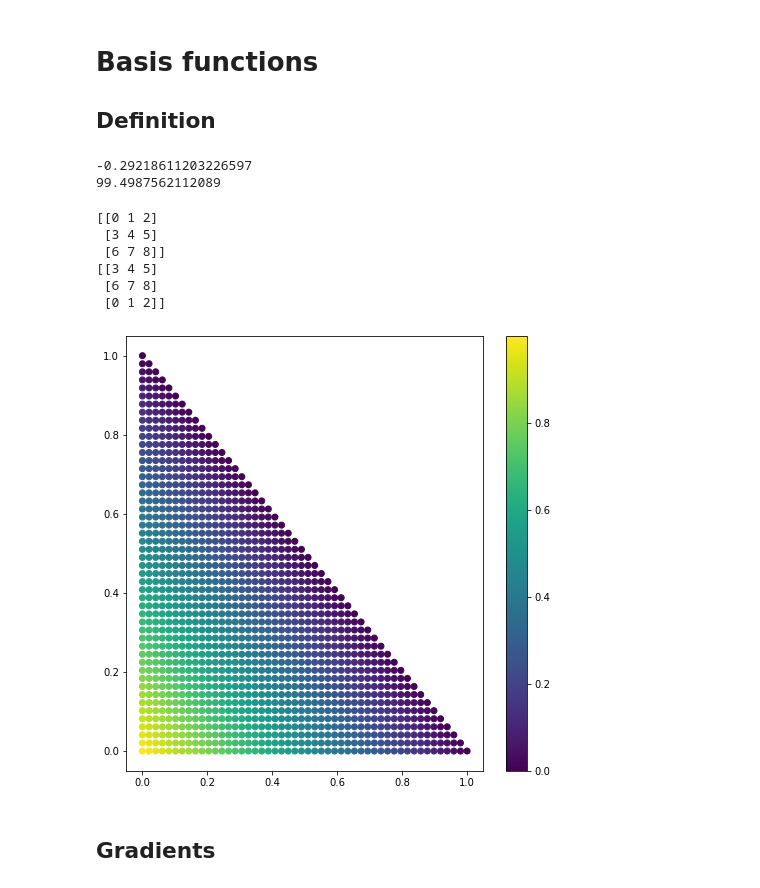
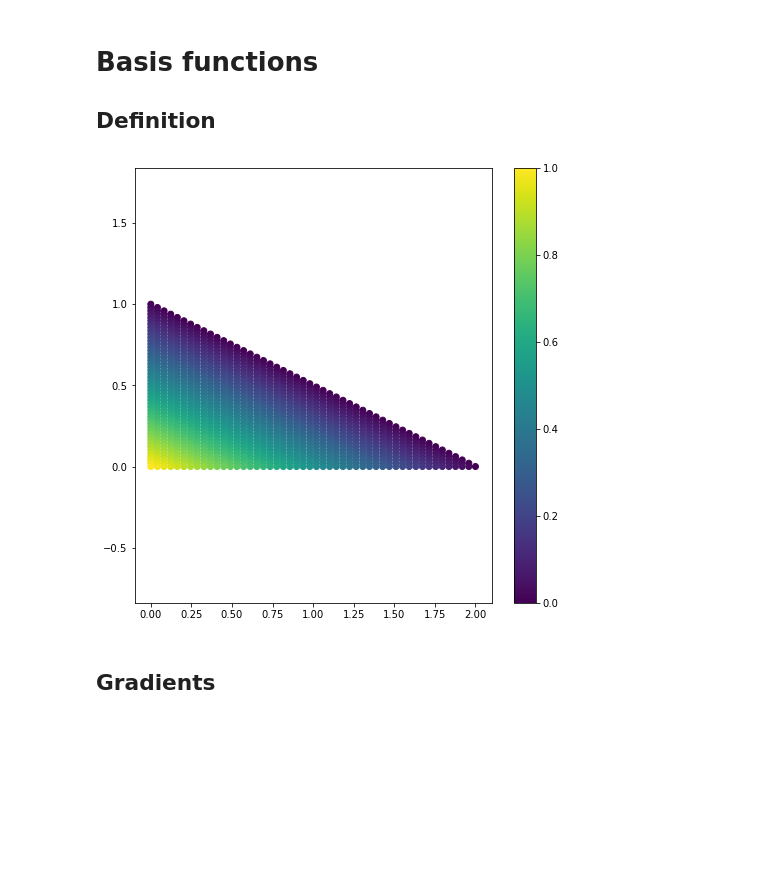
Before and after one commit to udaykusupati/libigl_python, a Jupyter notebook: libigl_FEM.ipynb, the cells around one changed output. Drawn from its saved outputs; the diff is of its cells as text; code cells hidden in the pictures; blank space fills up the shorter version.

```diff
--- a/libigl_FEM.ipynb
+++ b/libigl_FEM.ipynb
@@ -15,13 +22,18 @@ import matplotlib.pyplot as plt
 
 ## Initial mesh
 # %%
-# Read pig and retrieve shape
-v, f = igl.read_triangle_mesh("meshes/oloid64_tri.obj")
+# Read mesh and retrieve shape
+v, t = igl.read_msh("meshes/ball.msh")
 print("===== Characteristics of the mesh =====")
 print("Number of vertices: {}".format(v.shape[0]))
-print("Number of faces: {}".format(f.shape[0]))
+print("Number of tetrahedrons: {}".format(t.shape[0]))
 
-# Visualize pig
-mp.plot(v, f)
+# Rubber characteristics
+rho     = 1.522 # [kg.m-3]
+young   = 0.1e9 # [Pa]
+poisson = 0.4   # [no unit]
+
+# Visualize
+mp.plot(v, t, shading=shadingOptions)
 # %% [output]
 ===== Characteristics of the mesh =====
@@ -35,23 +47,6 @@ Renderer(camera=PerspectiveCamera(children=(DirectionalLight(color='white', inte
 # Basis functions
 
 ## Definition
-# %%
-print((1000 *(1000/np.sqrt(2) + 1/np.sqrt(2)) - 1e6) / 1e6)
-print(1 *(1000/np.sqrt(101) + 10*1/np.sqrt(101)) - 1)
-# %% [output]
--0.29218611203226597
-99.4987562112089
-# %%
-a = np.arange(9).reshape(3, 3)
-print(a)
-print(a[[1, 2, 0], :])
-# %% [output]
-[[0 1 2]
- [3 4 5]
- [6 7 8]]
-[[3 4 5]
- [6 7 8]
- [0 1 2]]
 # %%
 def inTriangle(X, Xtri):
     '''
@@ -99,35 +135,36 @@ def basisEval(v, f, X, v_id, f_id):
 # %%
 testV = np.array([[0., 0., 0.],
                   [0., 1., 0.],
-                  [1., 0., 0.]])
+                  [2., 0., 0.]])
 
 testF = np.array([[0, 1, 2]])
 
 # Barycentric coordinates
 as_, bs_ = np.linspace(0, 1), np.linspace(0, 1)
 
 abgs = []
 for a in as_:
     for b in bs_:
         g = 1. - a - b
         if g >= 0:
             abgs.append([a, b, g])
 
 ABGs = np.array(abgs)
 
 # Points coordinates
 pointsPlot = ABGs @ testV[testF[0]]
 
 # Compute basis function value
 vals = np.zeros(shape=pointsPlot.shape[0])
 for i, point in enumerate(pointsPlot):
-    vals[i] = basisEval(testV, testF, point, 0, 0)
+    vals[i] = basisEvalTri(testV, testF, point, 0, 0)
 
 plt.figure(figsize=(8, 8))
 sc = plt.scatter(pointsPlot[:, 0], pointsPlot[:, 1], c=vals)
 plt.colorbar(sc)
+plt.axis('equal')
 plt.show()
 # %% [output]
-[figure, old version]
+[figure, new version]
 # %% [markdown]
 ## Gradients
```
Also changed, not shown: parts of 17 cells of this notebook, 1 other file.
